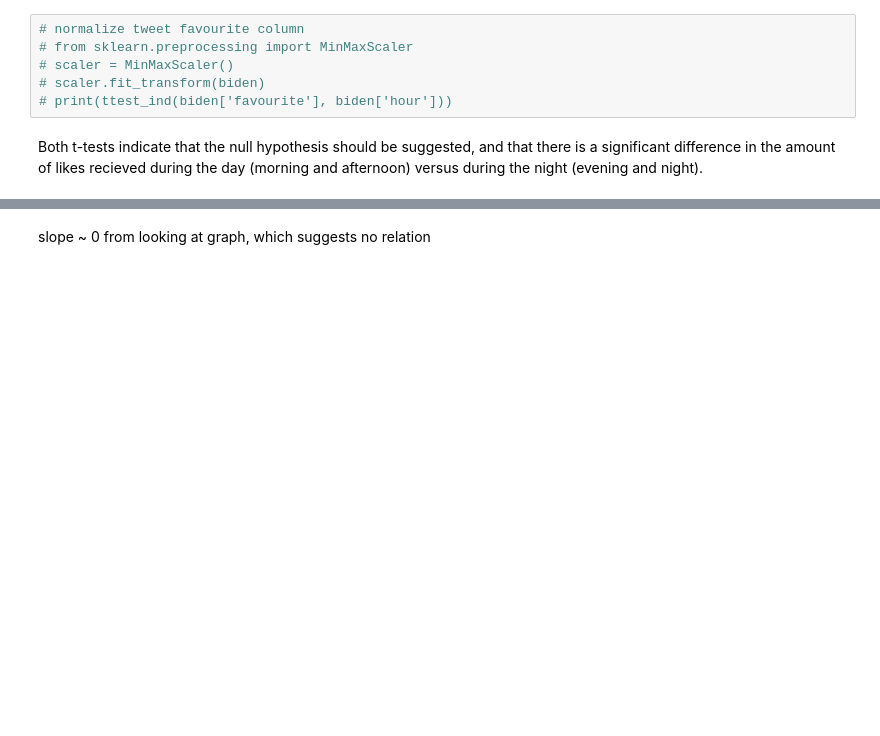
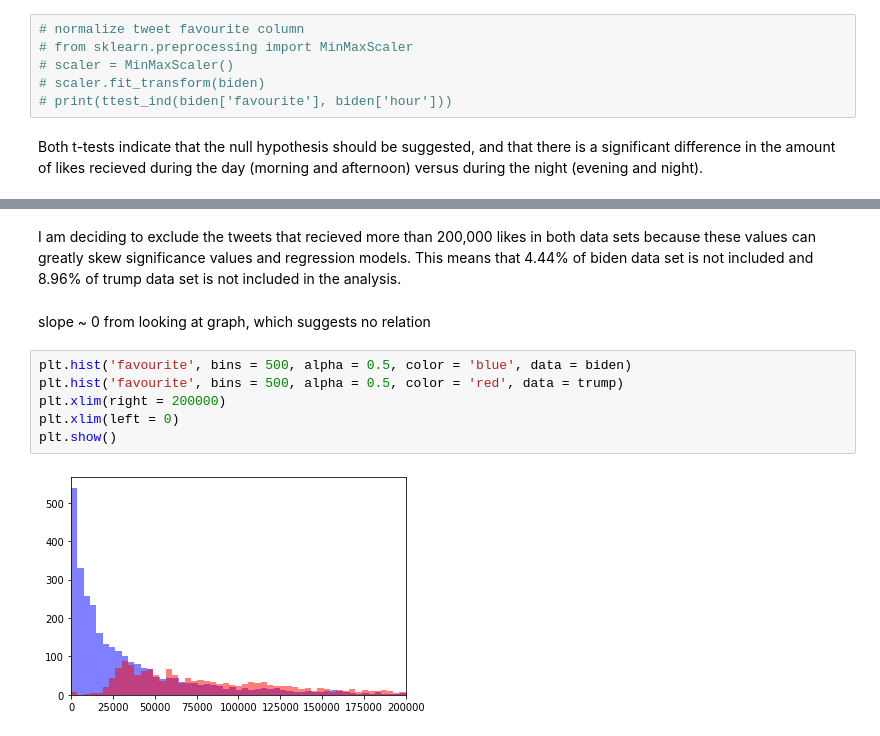
Before and after one commit to sunil-2000/Twitter-Data-Science-Project, a Jupyter notebook: sunil_analysis .ipynb, the cells around one changed output, grey strips where cells are left out. Saved outputs shown, nothing was run; the diff lists cells and outputs as text; blank space fills up the shorter version.

Commit message:
cluster analysis

```diff
--- a/sunil_analysis .ipynb
+++ b/sunil_analysis .ipynb
@@ -234,2 +222,12 @@ Ttest_indResult(statistic=40.82120501011226, pvalue=7.82859815658317e-294)
+# %% [markdown]
+I am deciding to exclude the tweets that recieved more than 200,000 likes in both data sets because these values can greatly skew significance values and regression models. This means that 4.44% of biden data set is not included and 8.96% of trump data set is not included in the analysis.
 # %% [markdown]
 slope ~ 0 from looking at graph, which suggests no relation
+# %%
+plt.hist('favourite', bins = 500, alpha = 0.5, color = 'blue', data = biden)
+plt.hist('favourite', bins = 500, alpha = 0.5, color = 'red', data = trump)
+plt.xlim(right = 200000)
+plt.xlim(left = 0)
+plt.show()
+# %% [output]
+[figure, added]
```
Also changed, not shown: parts of 16 cells of this notebook.
